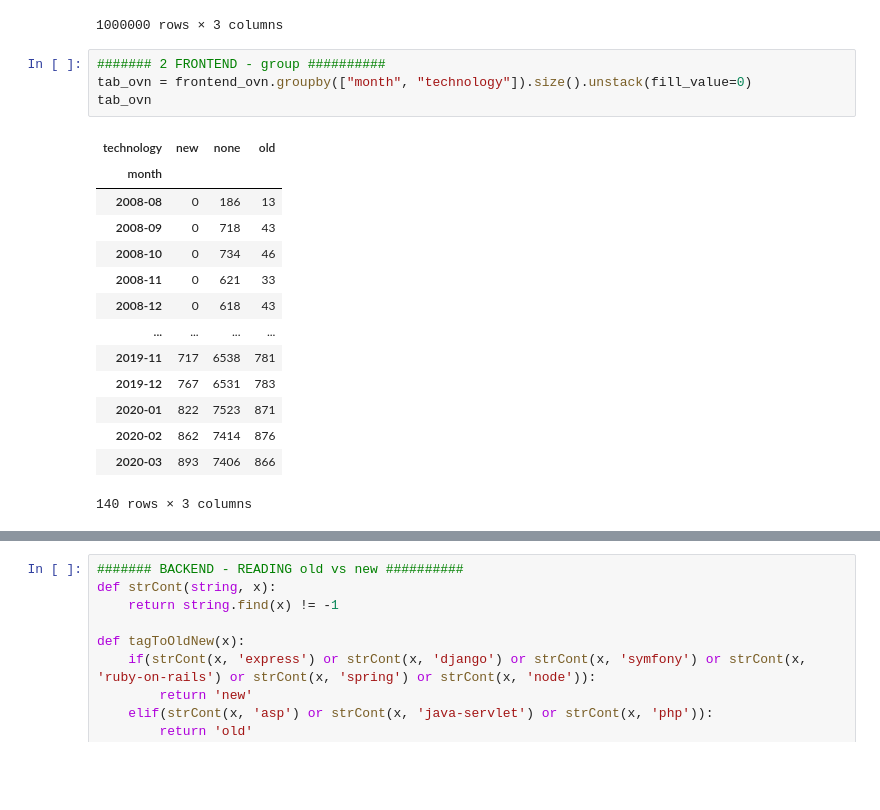
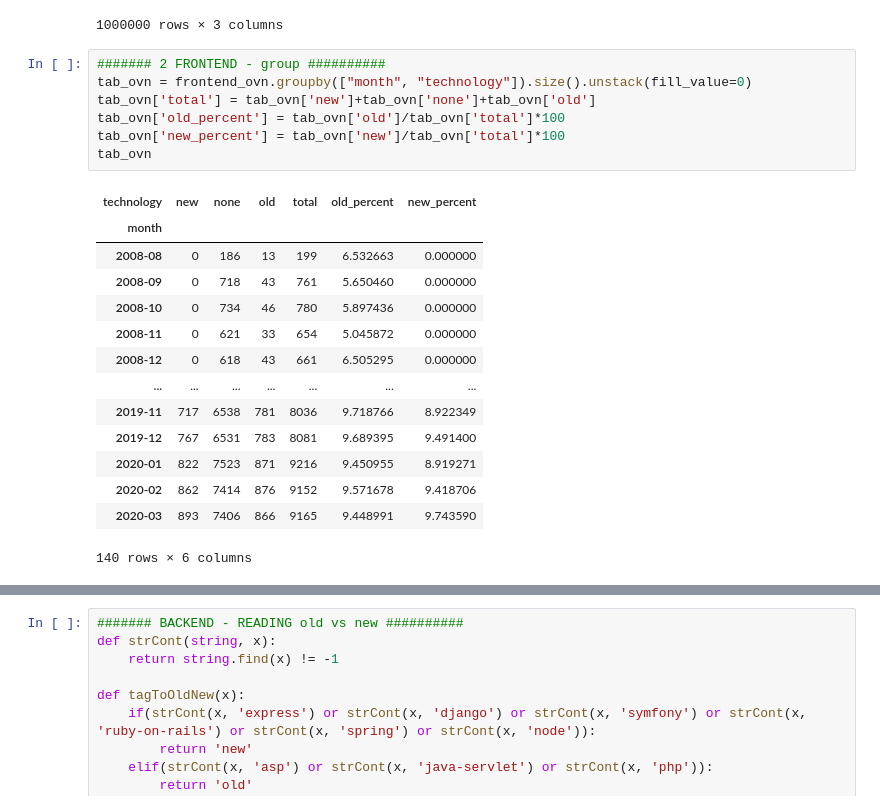
Before and after one commit to Chiyo-no-sake/ds_project, a Jupyter notebook: New_Analisys.ipynb, the cells around one changed output, grey strips where cells are left out. Cells and saved outputs as stored; diff of their text form; blank space fills up the shorter version.

Commit message:
Fixed off-topic with percentage

```diff
--- a/New_Analisys.ipynb
+++ b/New_Analisys.ipynb
@@ -79,22 +79,25 @@ frontend_ovn
 # %%
 ####### 2 FRONTEND - group ##########
 tab_ovn = frontend_ovn.groupby(["month", "technology"]).size().unstack(fill_value=0)
+tab_ovn['total'] = tab_ovn['new']+tab_ovn['none']+tab_ovn['old']
+tab_ovn['old_percent'] = tab_ovn['old']/tab_ovn['total']*100
+tab_ovn['new_percent'] = tab_ovn['new']/tab_ovn['total']*100
 tab_ovn
 # %% [output]
-| technology | new | none | old |
-| month |  |  |  |
-| 2008-08 | 0 | 186 | 13 |
-| 2008-09 | 0 | 718 | 43 |
-| 2008-10 | 0 | 734 | 46 |
-| 2008-11 | 0 | 621 | 33 |
-| 2008-12 | 0 | 618 | 43 |
-| ... | ... | ... | ... |
-| 2019-11 | 717 | 6538 | 781 |
-| 2019-12 | 767 | 6531 | 783 |
-| 2020-01 | 822 | 7523 | 871 |
-| 2020-02 | 862 | 7414 | 876 |
-| 2020-03 | 893 | 7406 | 866 |
+| technology | new | none | old | total | old_percent | new_percent |
+| month |  |  |  |  |  |  |
+| 2008-08 | 0 | 186 | 13 | 199 | 6.532663 | 0.000000 |
+| 2008-09 | 0 | 718 | 43 | 761 | 5.650460 | 0.000000 |
+| 2008-10 | 0 | 734 | 46 | 780 | 5.897436 | 0.000000 |
+| 2008-11 | 0 | 621 | 33 | 654 | 5.045872 | 0.000000 |
+| 2008-12 | 0 | 618 | 43 | 661 | 6.505295 | 0.000000 |
+| ... | ... | ... | ... | ... | ... | ... |
+| 2019-11 | 717 | 6538 | 781 | 8036 | 9.718766 | 8.922349 |
+| 2019-12 | 767 | 6531 | 783 | 8081 | 9.689395 | 9.491400 |
+| 2020-01 | 822 | 7523 | 871 | 9216 | 9.450955 | 8.919271 |
+| 2020-02 | 862 | 7414 | 876 | 9152 | 9.571678 | 9.418706 |
+| 2020-03 | 893 | 7406 | 866 | 9165 | 9.448991 | 9.743590 |
-140 rows × 3 columns
+140 rows × 6 columns
 # %%
 ####### 2 FRONTEND - plot ##########
 
```
Also changed, not shown: parts of 3 cells of this notebook, 2 other files.
